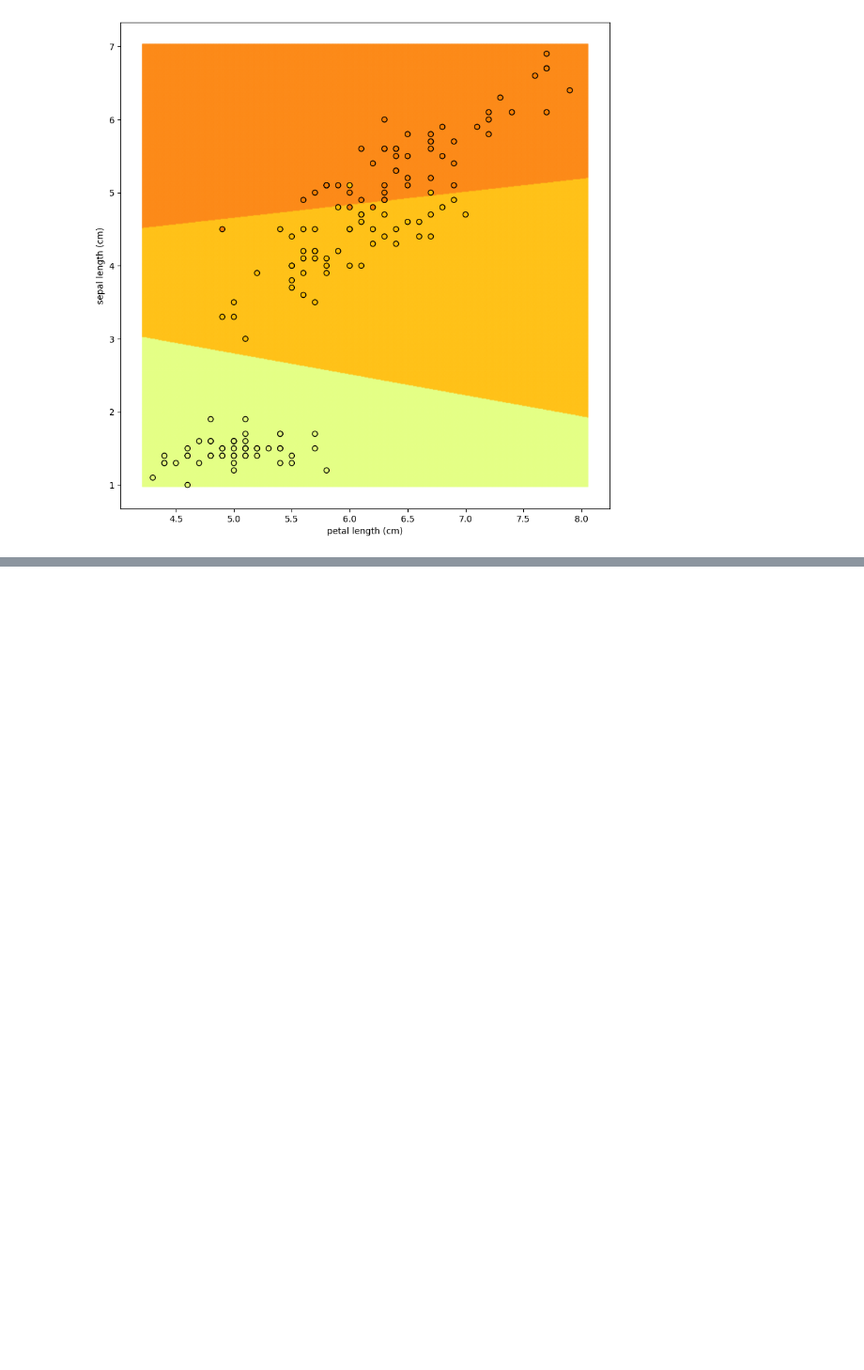
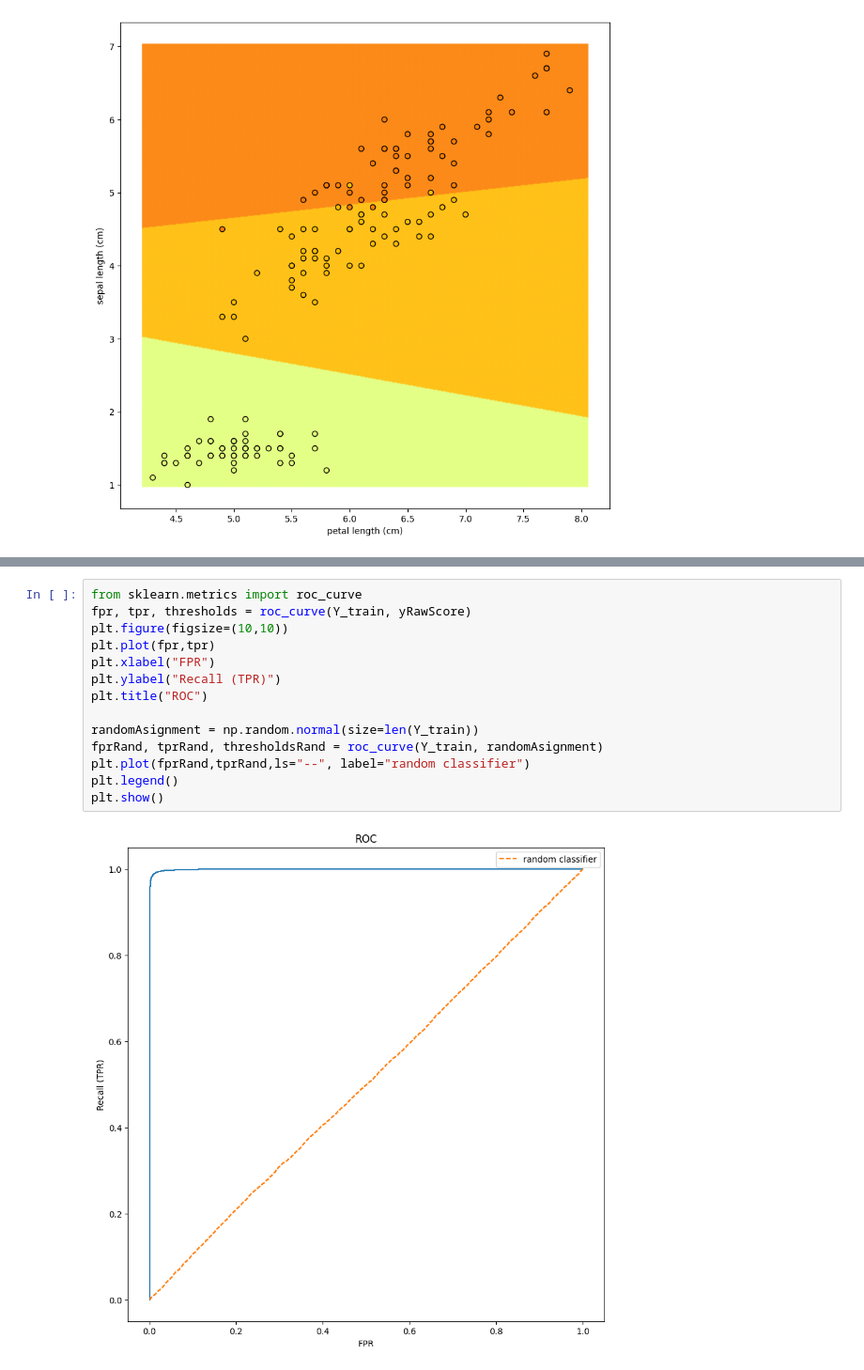
Before and after one commit to SandersJack/DevTraining, a Jupyter notebook: MachineLearning/BinaryClassifier.ipynb, the cells around one changed output, grey strips where cells are left out. Shown at 94% size. Saved outputs shown, nothing was run; the diff lists cells and outputs as text; blank space fills up the shorter version.

```diff
--- a/MachineLearning/BinaryClassifier.ipynb
+++ b/MachineLearning/BinaryClassifier.ipynb
@@ -180,0 +277,16 @@ plt.show()
+# %%
+from sklearn.metrics import roc_curve
+fpr, tpr, thresholds = roc_curve(Y_train, yRawScore)
+plt.figure(figsize=(10,10))
+plt.plot(fpr,tpr)
+plt.xlabel("FPR")
+plt.ylabel("Recall (TPR)")
+plt.title("ROC")
+
+randomAsignment = np.random.normal(size=len(Y_train))
+fprRand, tprRand, thresholdsRand = roc_curve(Y_train, randomAsignment)
+plt.plot(fprRand,tprRand,ls="--", label="random classifier")
+plt.legend()
+plt.show()
+# %% [output]
+[figure, added]
```
Also changed, not shown: parts of 12 cells of this notebook.
